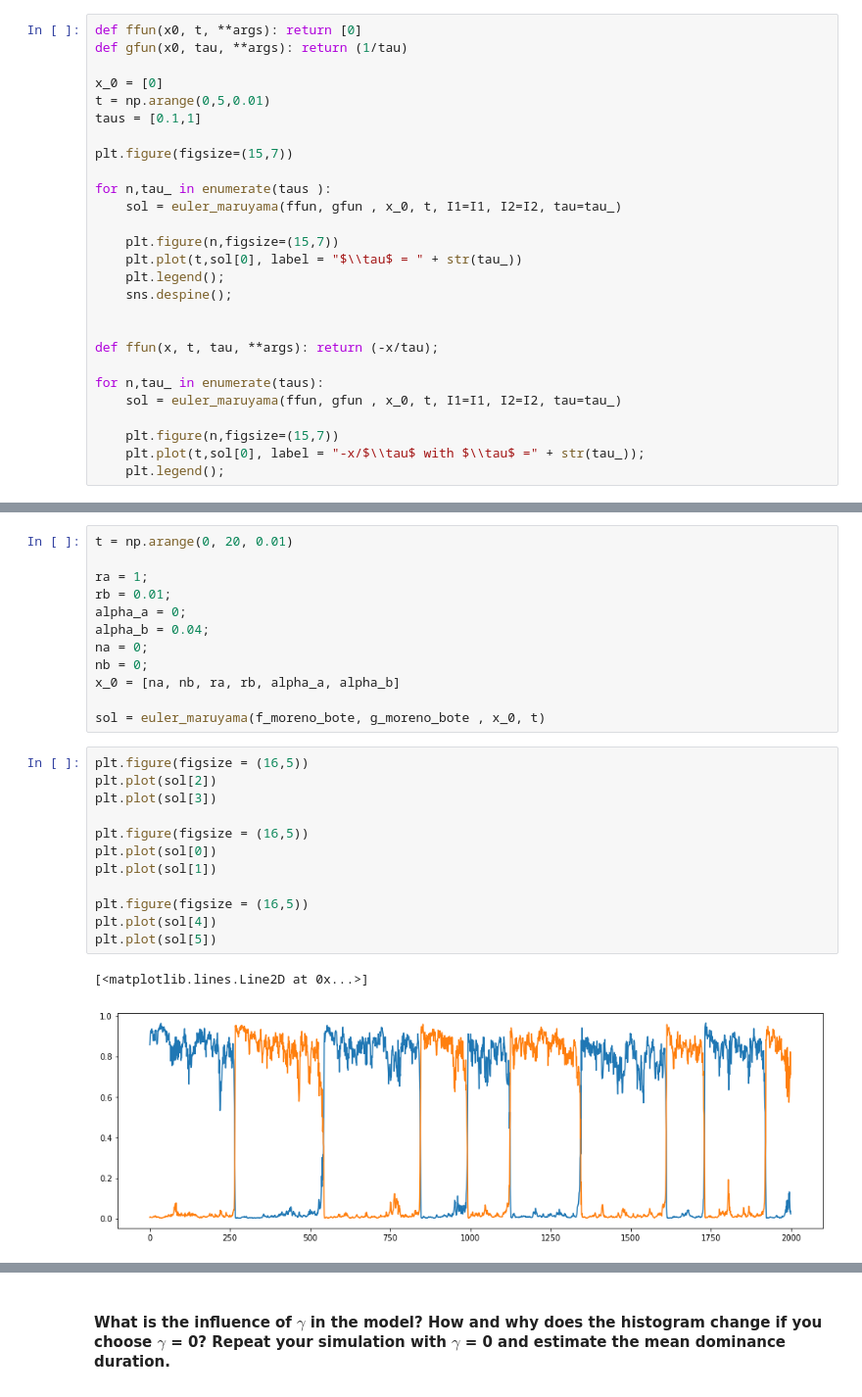
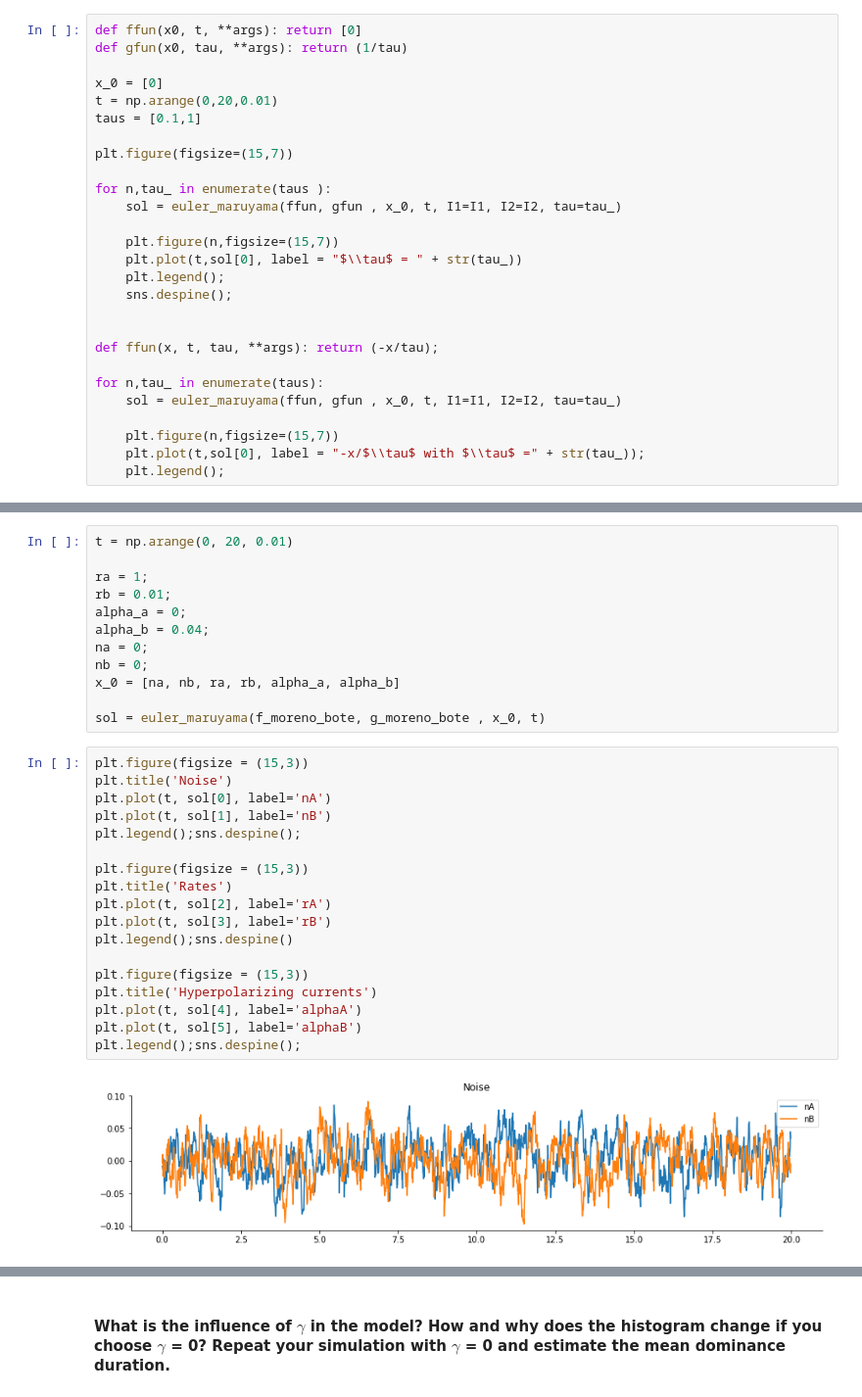
Before and after one commit to lauralopezgaldo/finalproject, a Jupyter notebook: PerceptualBistability.ipynb, the cells around one changed output, grey strips where cells are left out. Shown at 98% size. Drawn from its saved outputs; the diff is of its cells as text.

```diff
--- a/PerceptualBistability.ipynb
+++ b/PerceptualBistability.ipynb
@@ -252,7 +230,7 @@ def ffun(x0, t, **args): return [0]
 def gfun(x0, tau, **args): return (1/tau)
 
 x_0 = [0]
-t = np.arange(0,5,0.01)
+t = np.arange(0,20,0.01)
 taus = [0.1,1]
 
 plt.figure(figsize=(15,7))
@@ -357,17 +332,22 @@ x_0 = [na, nb, ra, rb, alpha_a, alpha_b]
 
 sol = euler_maruyama(f_moreno_bote, g_moreno_bote , x_0, t)
 # %%
-plt.figure(figsize = (16,5))
-plt.plot(sol[2])
-plt.plot(sol[3])
+plt.figure(figsize = (15,3))
+plt.title('Noise')
+plt.plot(t, sol[0], label='nA')
+plt.plot(t, sol[1], label='nB')
+plt.legend();sns.despine();
 
-plt.figure(figsize = (16,5))
-plt.plot(sol[0])
-plt.plot(sol[1])
+plt.figure(figsize = (15,3))
+plt.title('Rates')
+plt.plot(t, sol[2], label='rA')
+plt.plot(t, sol[3], label='rB')
+plt.legend();sns.despine()
 
-plt.figure(figsize = (16,5))
-plt.plot(sol[4])
-plt.plot(sol[5])
+plt.figure(figsize = (15,3))
+plt.title('Hyperpolarizing currents')
+plt.plot(t, sol[4], label='alphaA')
+plt.plot(t, sol[5], label='alphaB')
+plt.legend();sns.despine();
 # %% [output]
-[<matplotlib.lines.Line2D at 0x...>]
-[figure, old version]
+[figure, new version]
```
Also changed, not shown: parts of 12 cells of this notebook.
